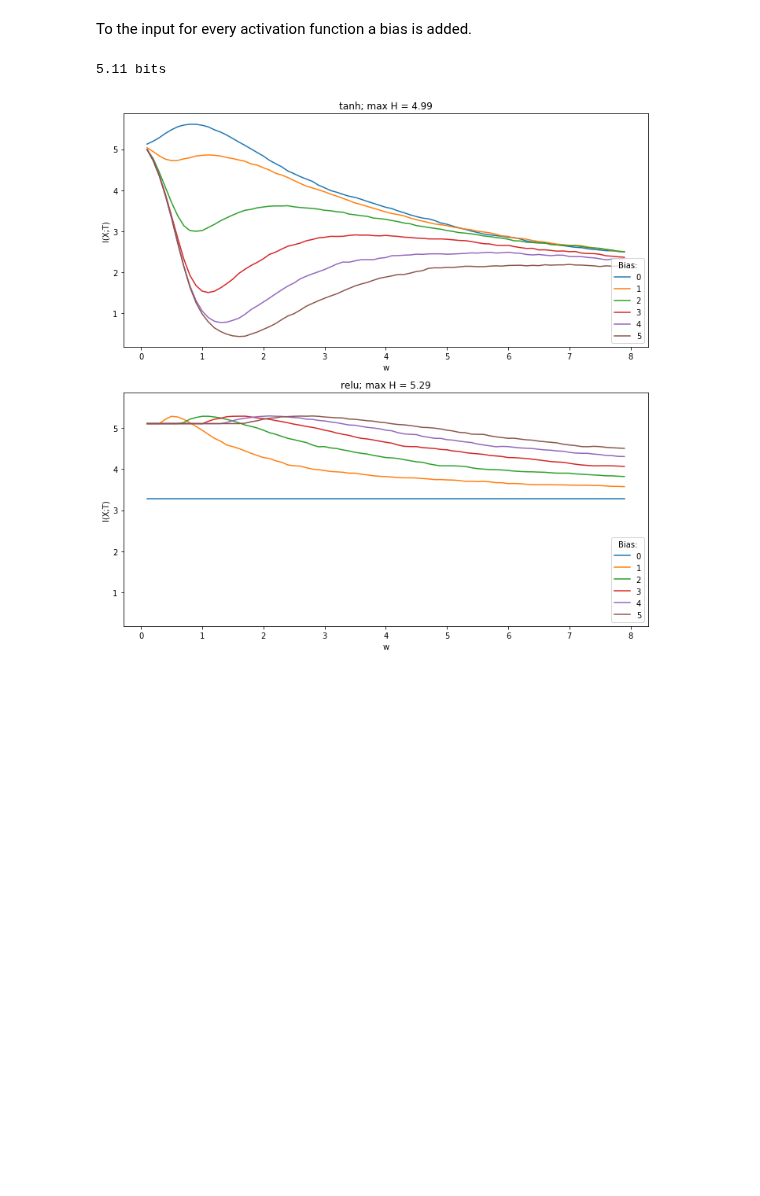
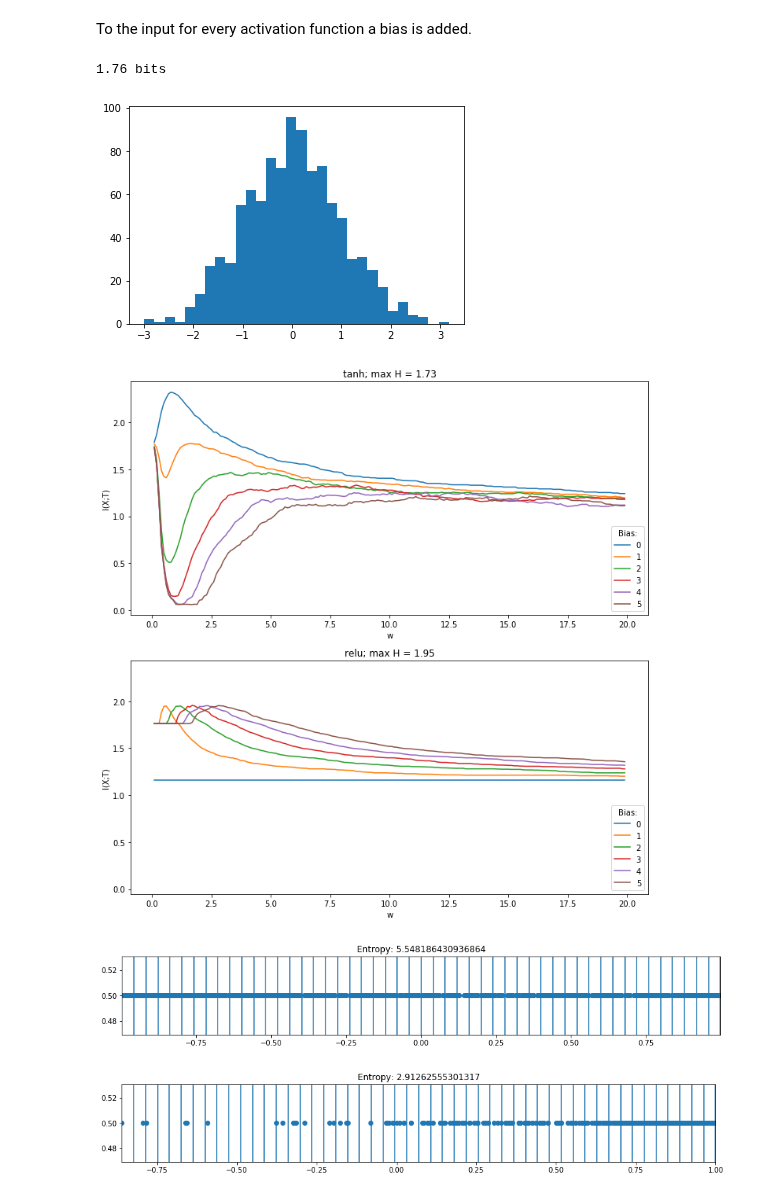
Before and after one commit to neuroinfo-os/deep-bottleneck, a Jupyter notebook: docs/analyses/1.minimal_model.ipynb, the cells around one changed output. Saved outputs shown, nothing was run; the diff lists cells and outputs as text; code cells hidden in the pictures; blank space fills up the shorter version.

Commit message:
Add plotting of binning (#195)

```diff
--- a/docs/analyses/1.minimal_model.ipynb
+++ b/docs/analyses/1.minimal_model.ipynb
@@ -12,7 +12,7 @@ import tensorflow as tf
 import tensorflow.contrib.eager as tfe
 tfe.enable_eager_execution()
 # %%
-weights = np.arange(0.1, 8, 0.1)
+weights = np.arange(0.1, 20, 0.1)
 # %%
 weights
 # %% [output]
@@ -155,7 +164,7 @@ This is a further investigation into observe the behavior of a minimal model. We
 
 In this notebook this behavior is recreated for a minimal model. The behavior of the mininmal model with a ReLu- and TanH-activation function can be observed for adding different biases.
 # %%
-weights = np.arange(0.1, 8, 0.1)
+weights = np.arange(0.1, 20, 0.1)
 # %%
 weights
 # %% [output]
@@ -225,26 +242,27 @@ for bias_value in bias_values:
 
         outputs_with_bias[bias_value] = outputs
 # %%
-dig, _ = np.histogram(input_, 50)
+dig, _ = np.histogram(input_, 5)
 print(f'{stats.entropy(dig, base=2):.2f} bits')
 # %% [output]
-5.11 bits
+1.76 bits
 # %%
 fig, ax = plt.subplots(nrows=len(activation_functions), figsize=(10, 10), sharey=True)
 ax = ax.flat
 for bias_value in bias_values:
     for ax_idx, (activation_function, Y) in enumerate(outputs_with_bias[bias_value].items()):
 
         mi = np.zeros(len(weights))
         for i in range(len(weights)):
-            digitized, _ = np.histogram(Y[i], bins=50)
+            digitized, _ = np.histogram(Y[i], bins=5)
             mi[i] = stats.entropy(digitized, base=2)
 
         ax[ax_idx].plot(weights,  mi)
         ax[ax_idx].legend(bias_values,loc='lower right',title='Bias:')
         ax[ax_idx].set(title=f'{activation_function}; max H = {mi.max():.2f}', xlabel='w', ylabel='I(X;T)')
 
 plt.tight_layout()
 plt.show()
 # %% [output]
-[figure, old version]
+[figure, new version]
+[figure, added]
@@ -250,0 +284,8 @@ plt.show()
+# %%
+plot_binning(activation_function='tanh', weight_index=10, n_bins=50, bias_value=0, figsize=(15,2))
+# %% [output]
+[figure, added]
+# %%
+plot_binning(activation_function='tanh', weight_index=10, n_bins=50, bias_value=2, figsize=(15,2))
+# %% [output]
+[figure, added]
```
Also changed, not shown: parts of 14 cells of this notebook.
